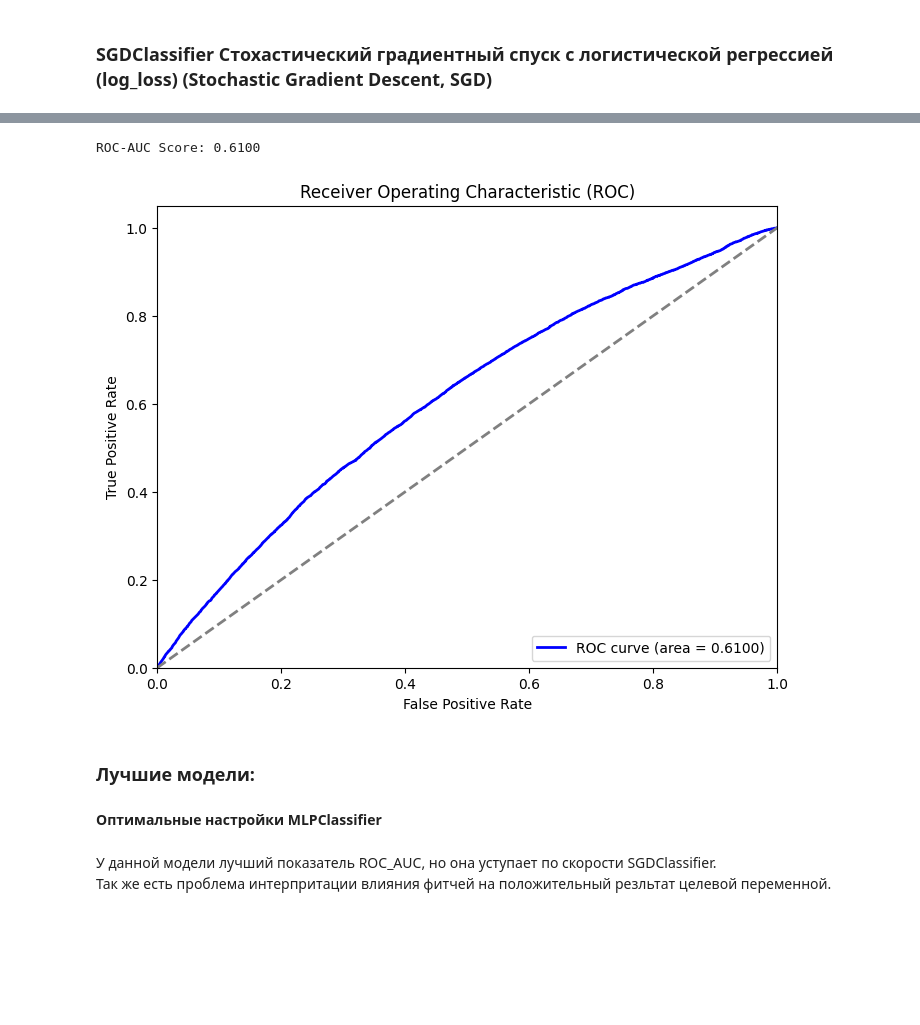
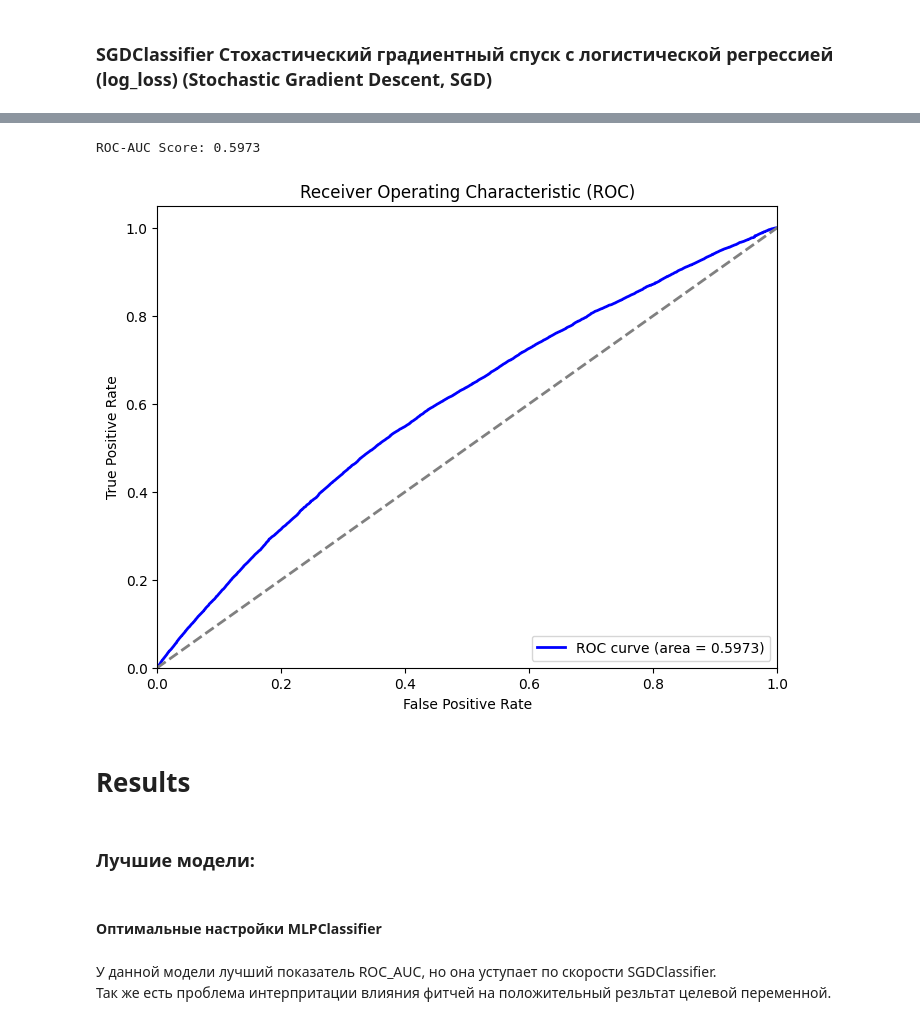
Before and after one commit to saidplatonov/sber_avto_sklrn_ML, a Jupyter notebook: research_result.ipynb, the cells around one changed output, grey strips where cells are left out. Drawn from its saved outputs; the diff is of its cells as text; code cells hidden in the pictures; blank space fills up the shorter version.

```diff
--- a/research_result.ipynb
+++ b/research_result.ipynb
@@ -2709,35 +2709,37 @@ feature_contributions_sorted[feature_contributions_sorted['Feature'].str.contain
 # %%
 # Линейная классификатор Perceptron
 # Инициализация Perceptron
 perceptron_clf = Perceptron(
     penalty='l2',
     alpha=0.0001,
     max_iter=1000,
     random_state=42,
     n_jobs=-1
 )
 
 # Обучение по частям данных
-batch_size = 100000
+batch_size = 10000
 for i in range(0, len(fitches_train), batch_size):
     batch_features = fitches_train[i:i + batch_size]
     batch_target = target_train[i:i + batch_size]
     perceptron_clf.partial_fit(batch_features, batch_target, classes=np.unique(target_train))
 
 # Предсказание вероятностей на тестовом наборе данных
 y_pred_proba = perceptron_clf.decision_function(fitches_test)
 
 # Вычисление ROC-AUC
 roc_auc = roc_auc_score(target_test, y_pred_proba)
 print(f'ROC-AUC Score: {roc_auc:.4f}')
 drow_roc_auc(target_test, y_pred_proba)
 # %% [output]
-ROC-AUC Score: 0.6100
+ROC-AUC Score: 0.5973
-[figure, old version]
+[figure, new version]
+# %% [markdown]
+# Results
 # %% [markdown]
 ### Лучшие модели:
 # %% [markdown]
-<b>Оптимальные настройки MLPClassifier</b>
+#### <b>Оптимальные настройки MLPClassifier</b>
 # %% [markdown]
 У данной модели лучший показатель ROC_AUC, но она уступает по скорости SGDClassifier.<br>
 Так же есть проблема интерпритации влияния фитчей на положительный резльтат целевой переменной.
```
Also changed, not shown: parts of 26 cells of this notebook, 1 other file.
